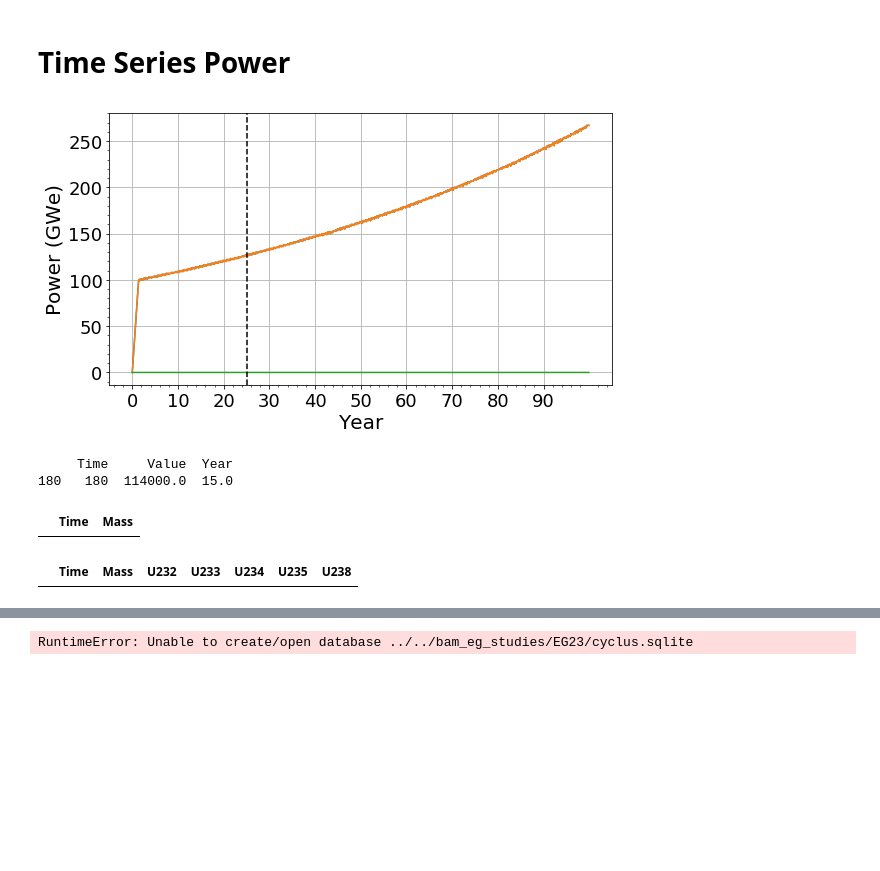
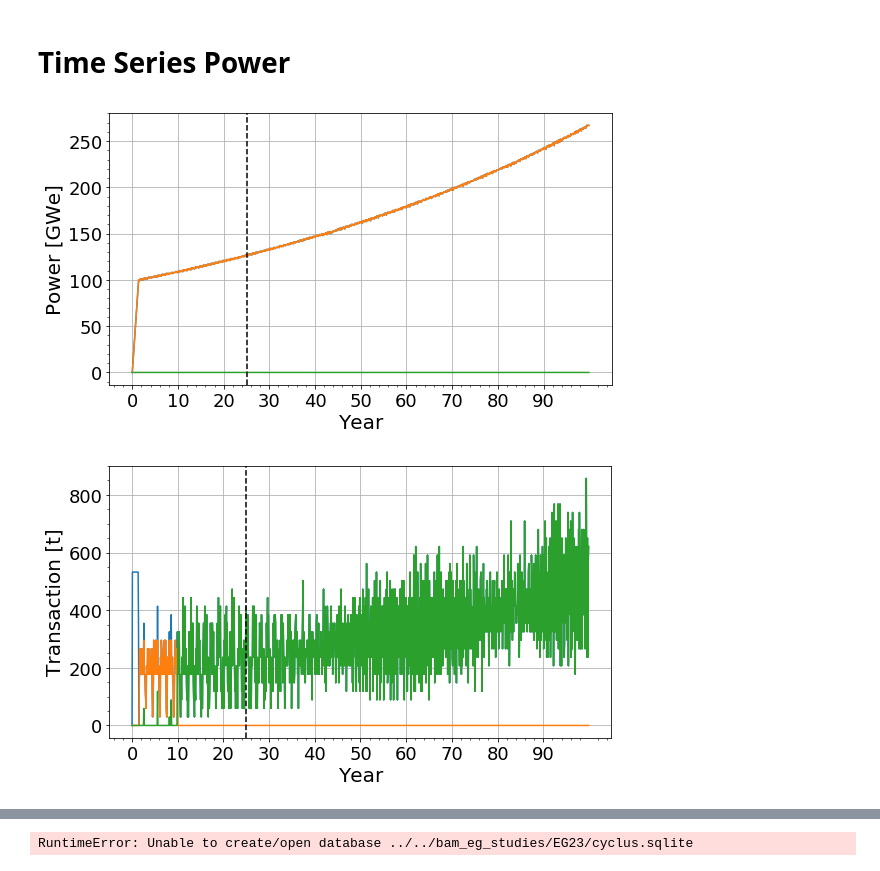
Before and after one commit to bam241/opra_sims, a Jupyter notebook: analysis/analysis.ipynb, the cells around one changed output, grey strips where cells are left out. Cells and saved outputs as stored; diff of their text form; code cells hidden in the pictures; blank space fills up the shorter version.

```diff
--- a/analysis/analysis.ipynb
+++ b/analysis/analysis.ipynb
@@ -44,7 +44,7 @@ def pwr_plt(dfs):
     for df in dfs[1:]:
         df.plot(x='Year', figsize=(9,5), legend=False, ax=ax)
     plt.xlabel(r'Year', fontsize=20)
-    plt.ylabel(r'Power (GWe)',fontsize=20)
+    plt.ylabel(r'Power [GWe]',fontsize=20)
     ax.minorticks_on()
     #ax.set_ylim(-9, 281)
     #ax.set_xlim(0, 100)
@@ -55,6 +55,25 @@ def pwr_plt(dfs):
     plt.grid()
     plt.show()
     return
+
+def tr_plt(dfs, label=r'Transaction [t]'):
+    ax = dfs[0].plot(x='Year', y='Mass', figsize=(9,5), legend=False)
+
+
+    for df in dfs[1:]:
+        df.plot(x='Year', y='Mass', figsize=(9,5), legend=False, ax=ax)
+    plt.xlabel(r'Year', fontsize=20)
+    plt.ylabel(label,fontsize=20)
+    ax.minorticks_on()
+    #ax.set_ylim(-9, 281)
+    #ax.set_xlim(0, 100)
+    ax.minorticks_on()
+    ax.set_xticks(np.arange(0, 100, 10))
+    ax.tick_params(labelsize=18)
+    plt.axvline(x=trans_sfr/12., color='k', linestyle='--')
+    plt.grid()
+    plt.show()
+    return
 # %%
 df_tspower = tm.get_power(ev, [])
 df_tspower1 = tm.get_power(ev, ['LWR'])
@@ -67,32 +86,21 @@ power = df_tspower.groupby(['Year'])['Value'].sum() / 1000.0
 power1 = df_tspower1.groupby(['Year'])['Value'].sum() / 1000.0
 power2 = df_tspower2.groupby(['Year'])['Value'].sum() / 1000.0
 pwr_plt([power, power1, power2])
-print(df_tspower[df_tspower['Year'] == 15])
 # %% [output]
 [figure]
-     Time     Value  Year
-180   180  114000.0  15.0
-# %%
-df_u232 = cymetric.filters.transactions_nuc(ev, nucs=['922320000'], receivers=['LWR'])
-df_u232 = df_u232[['Time', 'Mass']].groupby(['Time']).sum().reset_index()
-time = ev.eval('TimeList')
-df = cymetric.tools.add_missing_time_step(df_u232, time)
-df[df['Mass']>0]
-# %% [output]
-|  | Time | Mass |
-# %%
-df_u232 = tm.transactions(ev, nucs=['922320000'], senders=['Enrichment_ADD'], receivers=['LWR'])
-df_u233 = tm.transactions(ev, nucs=['922330000'], senders=['Enrichment_ADD'], receivers=['LWR'])
-df_u234 = tm.transactions(ev, nucs=['922340000'], senders=['Enrichment_ADD'], receivers=['LWR'])
-df_u235 = tm.transactions(ev, nucs=['922350000'], senders=['Enrichment_ADD'], receivers=['LWR'])
-df_u238 = tm.transactions(ev, nucs=['922380000'], senders=['Enrichment_ADD'], receivers=['LWR'])
-
-df = tm.transactions(ev, senders=['Enrichment_ADD'], receivers=['StorageDepU'])
-df['U232'] = df_u232['Mass']/df['Mass']
-df['U233'] = df_u233['Mass']/df['Mass']
-df['U234'] = df_u234['Mass']/df['Mass']
-df['U235'] = df_u235['Mass']/df['Mass']
-df['U238'] = df_u238['Mass']/df['Mass']
-df[df['Mass']>0]
-# %% [output]
-|  | Time | Mass | U232 | U233 | U234 | U235 | U238 |
+# %%
+df_tr_PWR = tm.transactions(ev, receivers=['LWR'])
+df_tr_PWR['Mass'] = df_tr_PWR['Mass']/1000.
+df_tr_PWR_unat = tm.transactions(ev, receivers=['LWR'], senders=['Enrichment'])
+df_tr_PWR_unat['Mass'] = df_tr_PWR_unat['Mass']/1000.
+df_tr_PWR_unat_add = tm.transactions(ev, receivers=['LWR'], senders=['Enrichment_ADD'])
+df_tr_PWR_unat_add['Mass'] = df_tr_PWR_unat_add['Mass']/1000.
+
+
+df_tr_PWR['Year'] = df_tr_PWR['Time'] / 12.
+df_tr_PWR_unat['Year'] = df_tr_PWR_unat['Time'] / 12.
+df_tr_PWR_unat_add['Year'] = df_tr_PWR_unat_add['Time'] / 12.
+
+tr_plt([df_tr_PWR, df_tr_PWR_unat, df_tr_PWR_unat_add])
+# %% [output]
+[figure, added]
```
Also changed, not shown: parts of 1 cell of this notebook, 4 other files.
